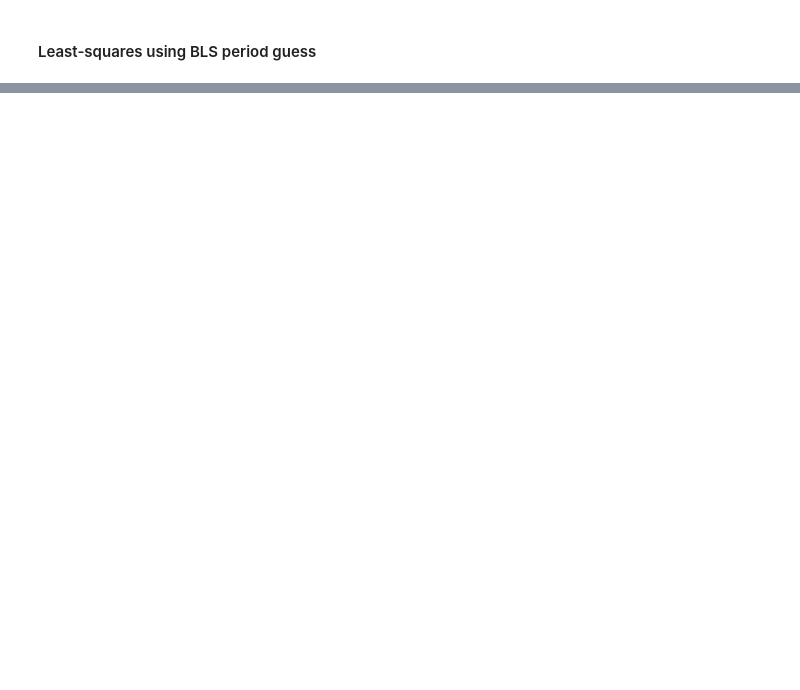
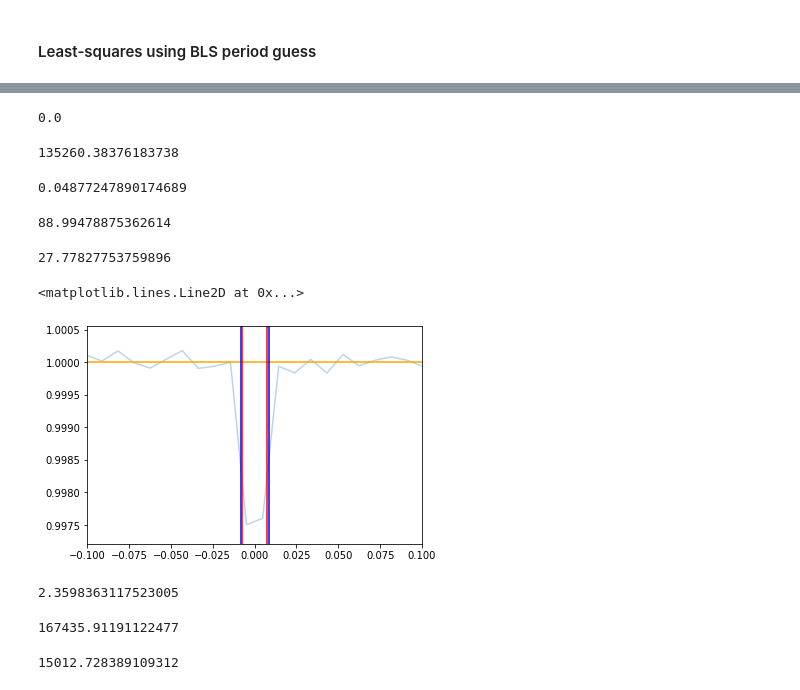
Before and after one commit to ssagear/photoeccentric, a Jupyter notebook: notebooks/synthetic_transit_test.ipynb, the cells around one changed output, grey strips where cells are left out. Saved outputs shown, nothing was run; the diff lists cells and outputs as text; code cells hidden in the pictures; blank space fills up the shorter version.

```diff
--- a/notebooks/synthetic_transit_test.ipynb
+++ b/notebooks/synthetic_transit_test.ipynb
@@ -339,6 +409,3 @@ time = np.linspace(-24, 24, 8000)
-# %%
-e = 0.0
-w = 0.0
 # %%
 def planetlc(time, per, rp, a, inc):
     params = batman.TransitParams()       #object to store transit parameters
@@ -404,0 +497,3 @@ plt.legend()
+# %%
+ttime = time[2470:2530]
+tfit = fit[2470:2530]
@@ -441 +544,34 @@ T14err = 0.01 #hours
+# %%
+w
+# %% [output]
+0.0
+# %%
+p
+# %% [output]
+135260.38376183738
+# %%
+rprs
+# %% [output]
+0.04877247890174689
+# %%
+i
+# %% [output]
+88.99478875362614
+# %%
+a
+# %% [output]
+27.77827753759896
+# %%
+plt.plot(time, nflux, alpha=0.3)
+plt.plot(ttime, tfit, c='orange')
+plt.xlim(-0.1, 0.1)
+
+plt.axvline(0-(T14n/86400)/2., color='b')
+plt.axvline(0+(T14n/86400)/2., color='b')
+
+plt.axvline(0-(T23n/86400)/2., color='r')
+plt.axvline(0+(T23n/86400)/2., color='r')
+# %% [output]
+<matplotlib.lines.Line2D at 0x...>
+[figure, added]
 # %%
@@ -444,2 +580,14 @@ gs = gs_t[0:100]
+# %%
+np.mean(gs)
+# %% [output]
+2.3598363117523005
+# %%
+np.mean(rhoc)
+# %% [output]
+167435.91191122477
+# %%
+np.mean(rhoe)
+# %% [output]
+15012.728389109312
 # %%
 gs_sigmaminus, gs_sigmaplus = ph.get_sigmas(gs)
```
Also changed, not shown: parts of 34 cells of this notebook.
